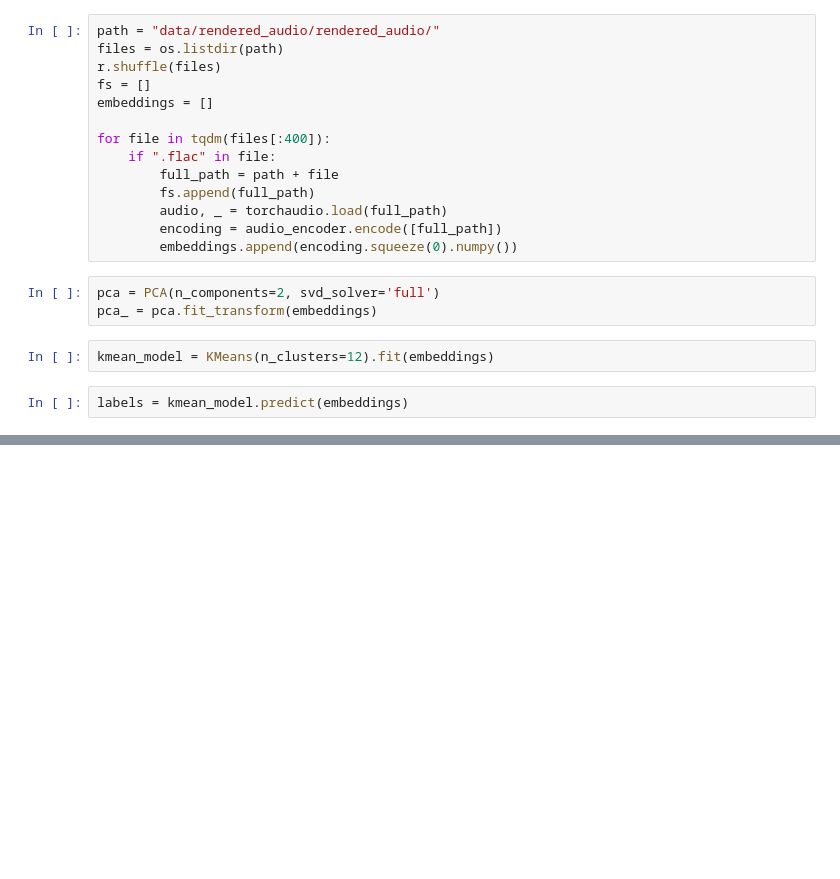
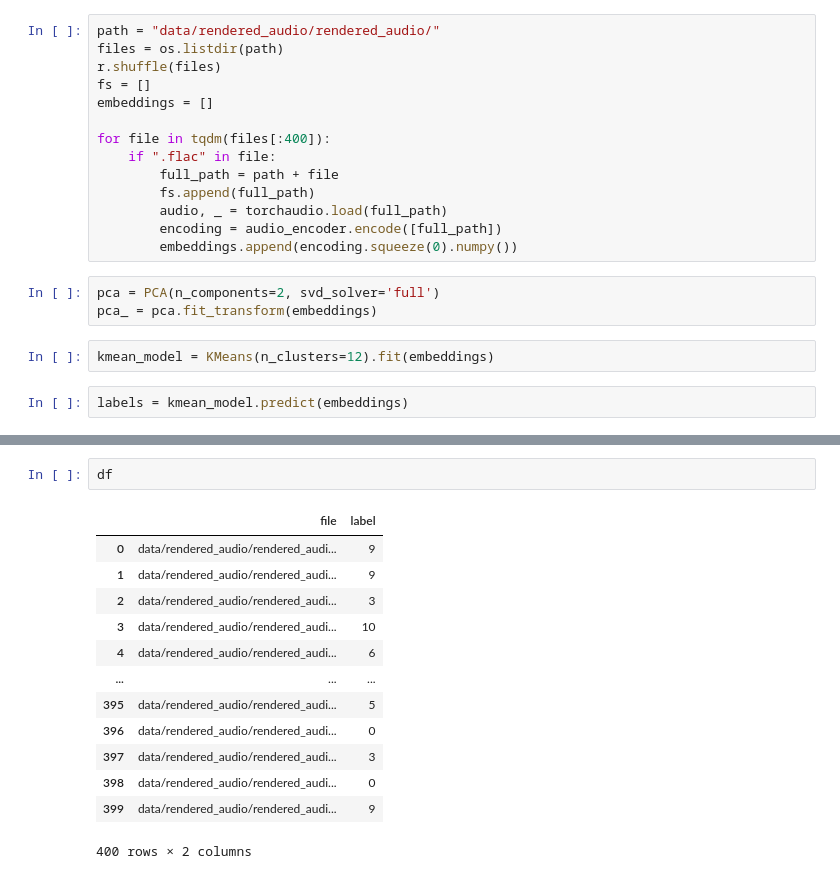
Before and after one commit to Hephyrius/timbre-tools-hack, a Jupyter notebook: Clustering_Audio.ipynb, the cells around one changed output, grey strips where cells are left out. Drawn from its saved outputs; the diff is of its cells as text; blank space fills up the shorter version.

```diff
--- a/Clustering_Audio.ipynb
+++ b/Clustering_Audio.ipynb
@@ -49,0 +55,16 @@ AttributeError: PathCollection.set() got an unexpected keyword argument 'size'
+# %%
+df
+# %% [output]
+|  | file | label |
+| 0 | data/rendered_audio/rendered_audi... | 9 |
+| 1 | data/rendered_audio/rendered_audi... | 9 |
+| 2 | data/rendered_audio/rendered_audi... | 3 |
+| 3 | data/rendered_audio/rendered_audi... | 10 |
+| 4 | data/rendered_audio/rendered_audi... | 6 |
+| ... | ... | ... |
+| 395 | data/rendered_audio/rendered_audi... | 5 |
+| 396 | data/rendered_audio/rendered_audi... | 0 |
+| 397 | data/rendered_audio/rendered_audi... | 3 |
+| 398 | data/rendered_audio/rendered_audi... | 0 |
+| 399 | data/rendered_audio/rendered_audi... | 9 |
+400 rows × 2 columns
```
Also changed, not shown: parts of 2 cells of this notebook.
